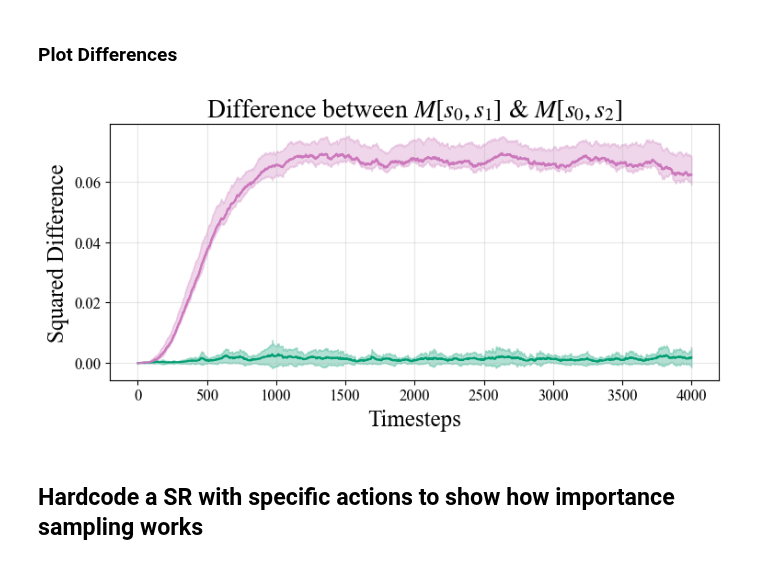
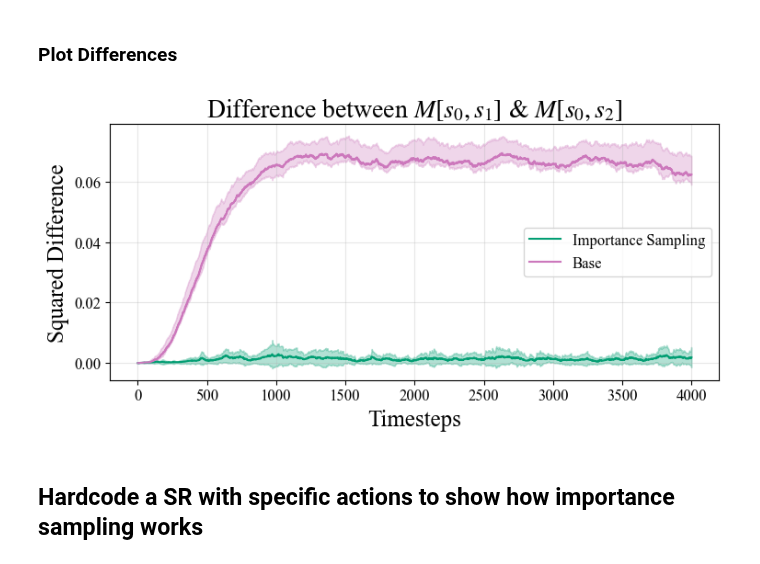
Before and after one commit to ArminBaz/SR-IS, a Jupyter notebook: src/occupancy_map.ipynb, the cells around one changed output. Saved outputs shown, nothing was run; the diff lists cells and outputs as text; code cells hidden in the pictures.

Commit message:
accidentally removed legend from original plot

```diff
--- a/src/occupancy_map.ipynb
+++ b/src/occupancy_map.ipynb
@@ -193,35 +193,35 @@ fig, ax = plt.subplots(figsize=(8, 4))  # Adjusted to be longer and shorter
 
 # Plot mean and variance for 'with' data
 ax.plot(timesteps, mean_with, label='Importance Sampling', color=palette[2])
 ax.fill_between(timesteps, mean_with - std_with, mean_with + std_with,
                 alpha=0.3, color=palette[2])
 
 # Plot mean and variance for 'without' data
 ax.plot(timesteps, mean_without, label='Base', color=palette[4])
 ax.fill_between(timesteps, mean_without - std_with, mean_without + std_without,
                 alpha=0.3, color=palette[4])
 
 # Customize the plot
 ax.set_xlabel('Timesteps')
 ax.set_ylabel('Squared Difference')
 ax.set_title(r'Difference between $M[s_0, s_1]$ & $M[s_0, s_2]$')
-ax.legend
+ax.legend(fontsize=12)
 ax.grid(True, alpha=0.3)
 
 # Adjust tick label font size
 ax.tick_params(axis='both', which='major', labelsize=12)
 
 # Improve layout
 plt.tight_layout()
 plt.subplots_adjust(left=0.15)
 
 if save_path is not None:
     plt.savefig(save_path, dpi=300, bbox_inches='tight')
 
 # Show the plot
 plt.show()
 # %% [output]
-[figure, old version]
+[figure, new version]
 # %% [markdown]
 ## Hardcode a SR with specific actions to show how importance sampling works
 # %% [markdown]
```
